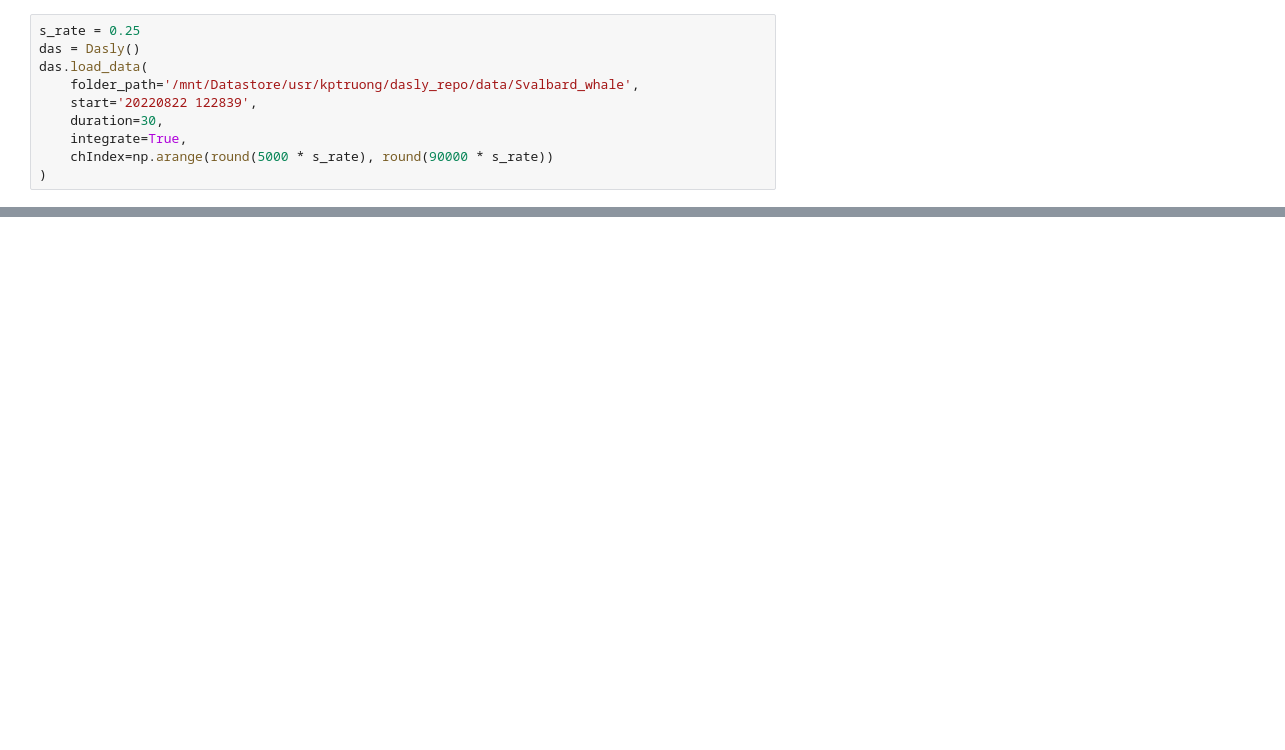
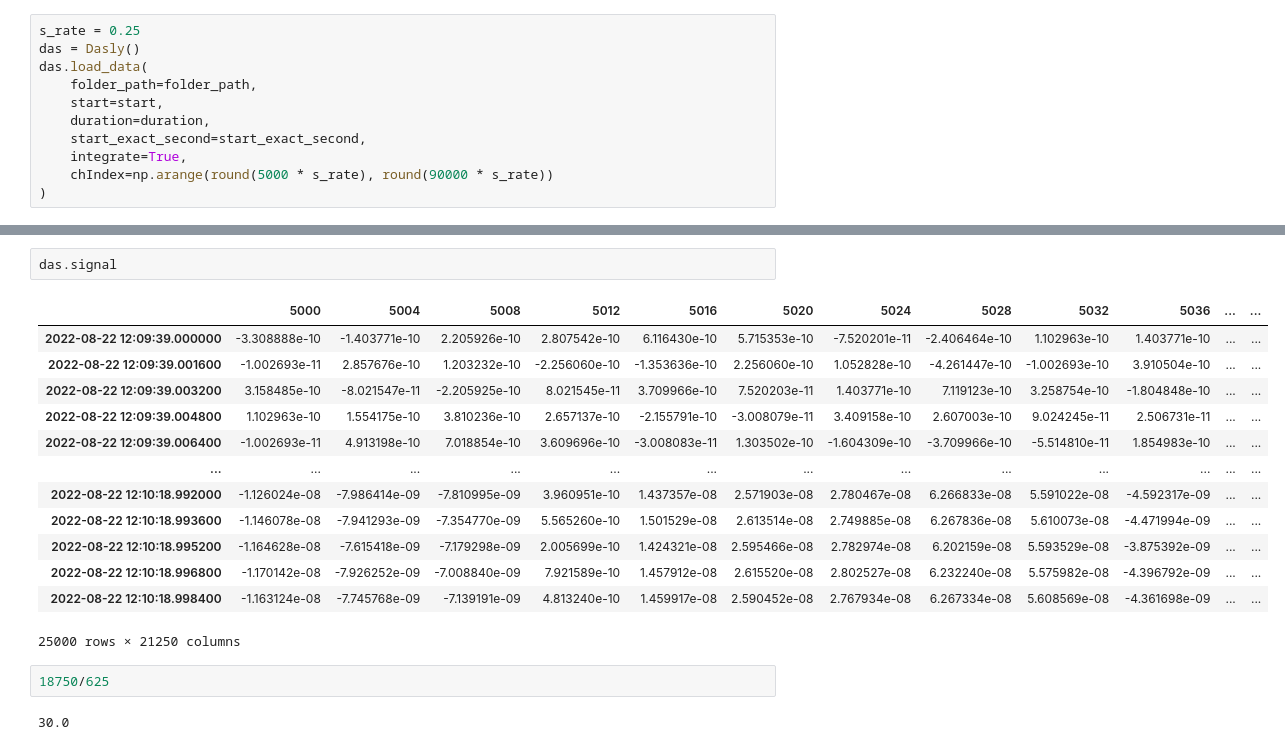
Before and after one commit to truongphanduykhanh/dasly, a Jupyter notebook: notebooks/19.2-khanhtruong-whale-newdasly.ipynb, the cells around one changed output, grey strips where cells are left out. Saved outputs shown, nothing was run; the diff lists cells and outputs as text; blank space fills up the shorter version.

Commit message:
whales deploy

```diff
--- a/notebooks/19.2-khanhtruong-whale-newdasly.ipynb
+++ b/notebooks/19.2-khanhtruong-whale-newdasly.ipynb
@@ -8,9 +17,10 @@ from dasly.das_master import Dasly
 s_rate = 0.25
 das = Dasly()
 das.load_data(
-    folder_path='/mnt/Datastore/usr/kptruong/dasly_repo/data/Svalbard_whale',
-    start='20220822 122839',
-    duration=30,
+    folder_path=folder_path,
+    start=start,
+    duration=duration,
+    start_exact_second=start_exact_second,
     integrate=True,
     chIndex=np.arange(round(5000 * s_rate), round(90000 * s_rate))
 )
@@ -16,0 +44,20 @@ das.load_data(
+# %%
+das.signal
+# %% [output]
+|  | 5000 | 5004 | 5008 | 5012 | 5016 | 5020 | 5024 | 5028 | 5032 | 5036 | ... | ... |
+| 2022-08-22 12:09:39.000000 | -3.308888e-10 | -1.403771e-10 | 2.205926e-10 | 2.807542e-10 | 6.116430e-10 | 5.715353e-10 | -7.520201e-11 | -2.406464e-10 | 1.102963e-10 | 1.403771e-10 | ... | ... |
+| 2022-08-22 12:09:39.001600 | -1.002693e-11 | 2.857676e-10 | 1.203232e-10 | -2.256060e-10 | -1.353636e-10 | 2.256060e-10 | 1.052828e-10 | -4.261447e-10 | -1.002693e-10 | 3.910504e-10 | ... | ... |
+| 2022-08-22 12:09:39.003200 | 3.158485e-10 | -8.021547e-11 | -2.205925e-10 | 8.021545e-11 | 3.709966e-10 | 7.520203e-11 | 1.403771e-10 | 7.119123e-10 | 3.258754e-10 | -1.804848e-10 | ... | ... |
+| 2022-08-22 12:09:39.004800 | 1.102963e-10 | 1.554175e-10 | 3.810236e-10 | 2.657137e-10 | -2.155791e-10 | -3.008079e-11 | 3.409158e-10 | 2.607003e-10 | 9.024245e-11 | 2.506731e-11 | ... | ... |
+| 2022-08-22 12:09:39.006400 | -1.002693e-11 | 4.913198e-10 | 7.018854e-10 | 3.609696e-10 | -3.008083e-11 | 1.303502e-10 | -1.604309e-10 | -3.709966e-10 | -5.514810e-11 | 1.854983e-10 | ... | ... |
+| ... | ... | ... | ... | ... | ... | ... | ... | ... | ... | ... | ... | ... |
+| 2022-08-22 12:10:18.992000 | -1.126024e-08 | -7.986414e-09 | -7.810995e-09 | 3.960951e-10 | 1.437357e-08 | 2.571903e-08 | 2.780467e-08 | 6.266833e-08 | 5.591022e-08 | -4.592317e-09 | ... | ... |
+| 2022-08-22 12:10:18.993600 | -1.146078e-08 | -7.941293e-09 | -7.354770e-09 | 5.565260e-10 | 1.501529e-08 | 2.613514e-08 | 2.749885e-08 | 6.267836e-08 | 5.610073e-08 | -4.471994e-09 | ... | ... |
+| 2022-08-22 12:10:18.995200 | -1.164628e-08 | -7.615418e-09 | -7.179298e-09 | 2.005699e-10 | 1.424321e-08 | 2.595466e-08 | 2.782974e-08 | 6.202159e-08 | 5.593529e-08 | -3.875392e-09 | ... | ... |
+| 2022-08-22 12:10:18.996800 | -1.170142e-08 | -7.926252e-09 | -7.008840e-09 | 7.921589e-10 | 1.457912e-08 | 2.615520e-08 | 2.802527e-08 | 6.232240e-08 | 5.575982e-08 | -4.396792e-09 | ... | ... |
+| 2022-08-22 12:10:18.998400 | -1.163124e-08 | -7.745768e-09 | -7.139191e-09 | 4.813240e-10 | 1.459917e-08 | 2.590452e-08 | 2.767934e-08 | 6.267334e-08 | 5.608569e-08 | -4.361698e-09 | ... | ... |
+25000 rows × 21250 columns
+# %%
+18750/625
+# %% [output]
+30.0
```
Also changed, not shown: parts of 13 cells of this notebook, 7 other files.
